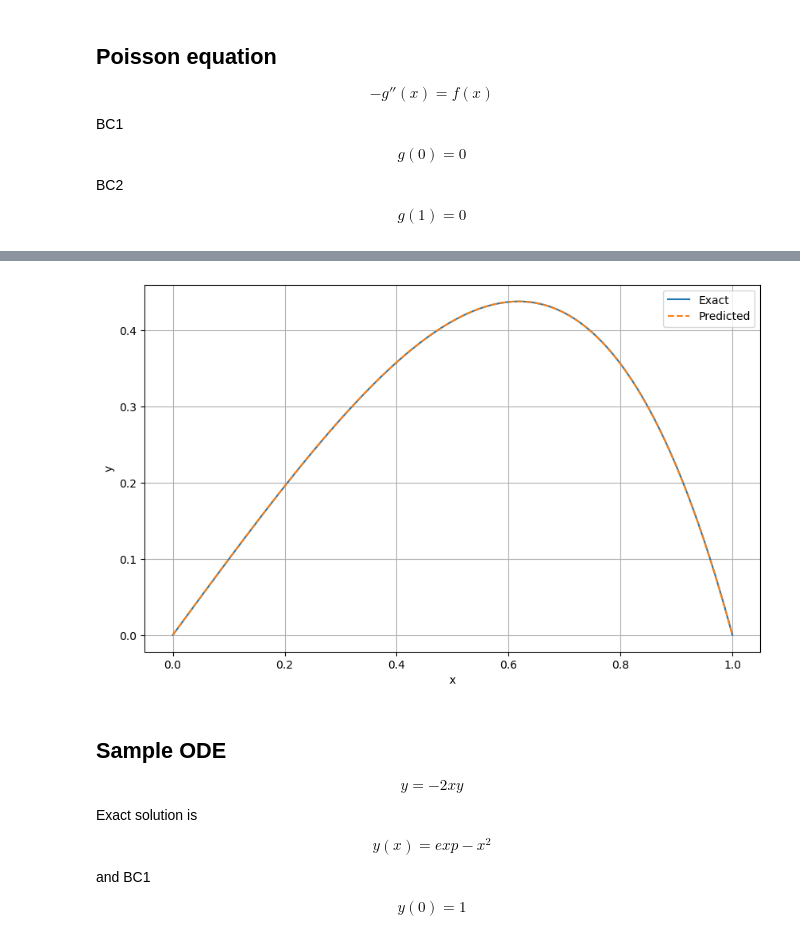
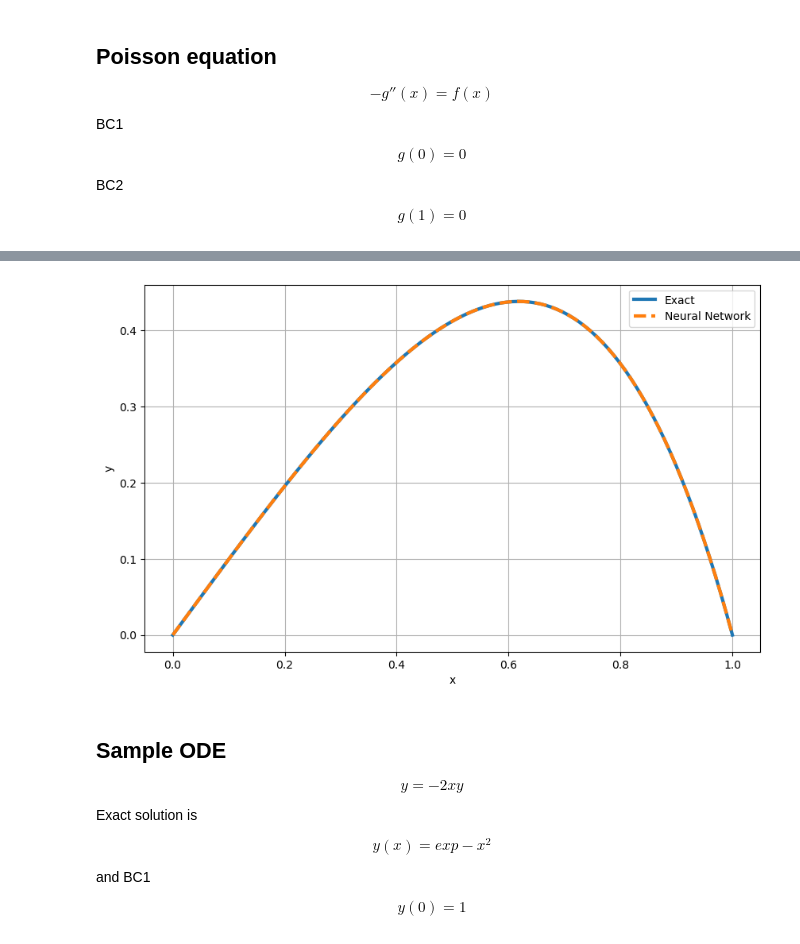
Before and after one commit to mhmdrdwn/ode, a Jupyter notebook: ODE.ipynb, the cells around one changed output, grey strips where cells are left out. Cells and saved outputs as stored; diff of their text form; code cells hidden in the pictures.

```diff
--- a/ODE.ipynb
+++ b/ODE.ipynb
@@ -163,0 +239,16 @@ plt.show()
+# %%
+import matplotlib.pyplot as plt
+
+xtest = torch.linspace(0, 8, 100)[:, None]
+with torch.no_grad():
+    ypred = model(xtest)
+
+plt.figure(figsize=(10, 6))
+plt.plot(xtest, exact_func(xtest), label="Exact", linewidth=3.0)
+plt.plot(xtest, ypred, "--" ,label="Neural Network" , linewidth=3.0)
+plt.xlabel('x')
+plt.ylabel('y')
+plt.legend()
+plt.grid()
+plt.savefig("report_modeling10.pdf", bbox_inches='tight')
+plt.show()
@@ -163,0 +308,16 @@ plt.show()
+# %%
+import matplotlib.pyplot as plt
+
+xtest = torch.linspace(-5, 5, 100)[:, None]
+with torch.no_grad():
+    ypred = model(xtest)
+
+plt.figure(figsize=(10, 6))
+plt.plot(xtest, exact_func(xtest), label="Exact", linewidth=3.0)
+plt.plot(xtest, ypred, "--" ,label="Neural Network" , linewidth=3.0)
+plt.xlabel('x')
+plt.ylabel('y')
+plt.legend()
+plt.grid()
+plt.savefig("report_modeling10.pdf", bbox_inches='tight')
+plt.show()
@@ -585,21 +747,21 @@ f_vec = dx**2 * f(x[1:-1])
 # %%
 import matplotlib.pyplot as plt
 
 xtest = torch.linspace(0, 1, 100)[:, None]
 with torch.no_grad():
     ypred = model(xtest)
 
 plt.figure(figsize=(10, 6))
-plt.plot(xtest, exact_func(xtest), label="Exact")
-plt.plot(xtest, ypred, '--' ,label="Predicted")
+plt.plot(xtest, exact_func(xtest), label="Exact", linewidth=3.0)
+plt.plot(xtest, ypred, "--" ,label="Neural Network" , linewidth=3.0)
 plt.xlabel('x')
 plt.ylabel('y')
 plt.legend()
 plt.grid()
-plt.savefig("report_modeling3.pdf", bbox_inches='tight')
+plt.savefig("report_modeling10.pdf", bbox_inches='tight')
 plt.show()
 # %% [output]
-[figure, old version]
+[figure, new version]
 # %% [markdown]
 ## Sample ODE
 $$
```
Also changed, not shown: parts of 23 cells of this notebook.
